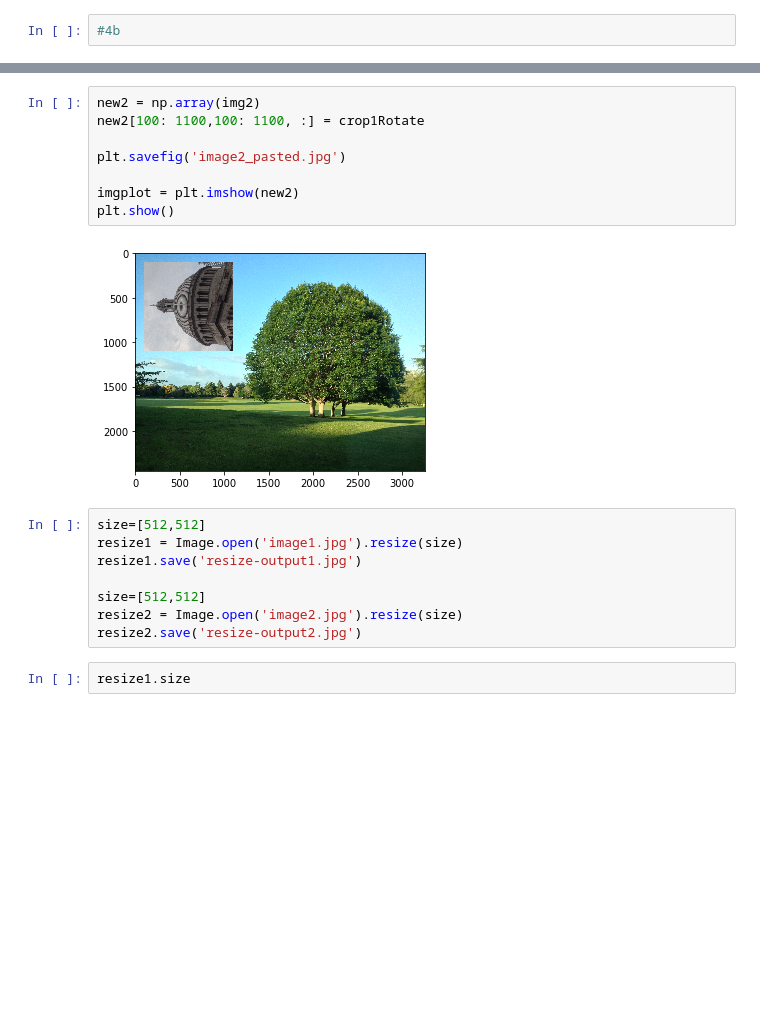
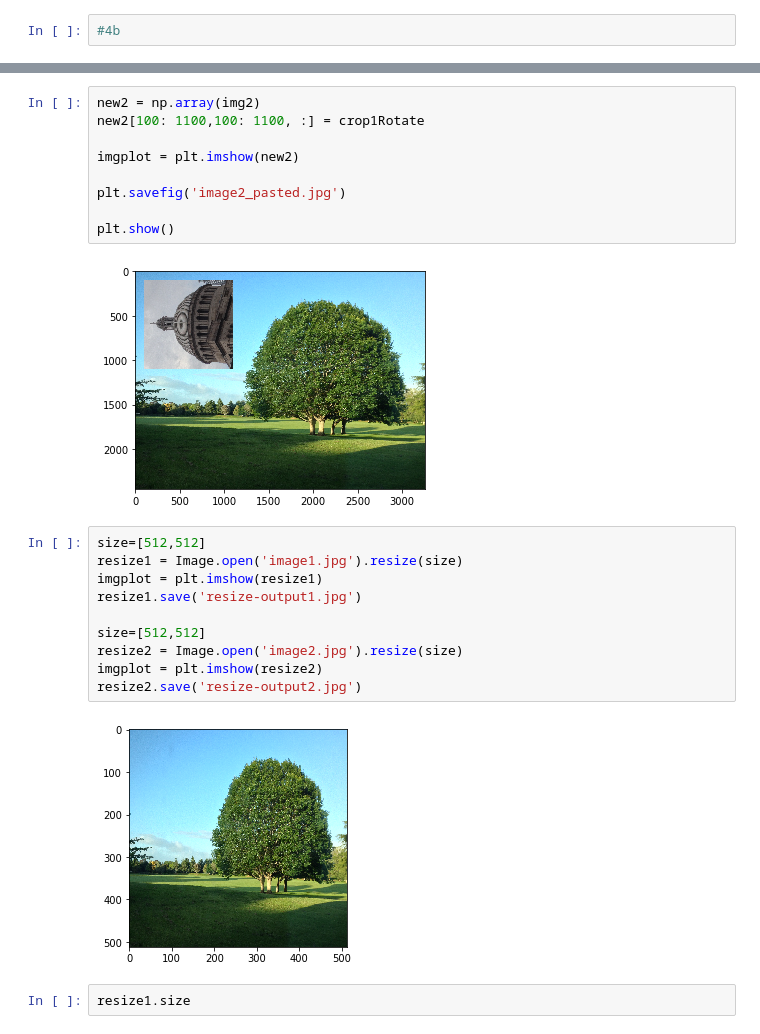
Before and after one commit to neezcha/483H1, a Jupyter notebook: HW1-Coding.ipynb, the cells around one changed output, grey strips where cells are left out. Drawn from its saved outputs; the diff is of its cells as text; blank space fills up the shorter version.

Commit message:
save images

```diff
--- a/HW1-Coding.ipynb
+++ b/HW1-Coding.ipynb
@@ -83,20 +85,25 @@ plt.show()
 new2 = np.array(img2)
 new2[100: 1100,100: 1100, :] = crop1Rotate
 
+imgplot = plt.imshow(new2)
+
 plt.savefig('image2_pasted.jpg')
 
-imgplot = plt.imshow(new2)
 plt.show()
 # %% [output]
 [figure]
 # %%
 size=[512,512]
 resize1 = Image.open('image1.jpg').resize(size)
+imgplot = plt.imshow(resize1)
 resize1.save('resize-output1.jpg')
 
 size=[512,512]
 resize2 = Image.open('image2.jpg').resize(size)
+imgplot = plt.imshow(resize2)
 resize2.save('resize-output2.jpg')
+# %% [output]
+[figure, added]
 # %%
 resize1.size
 # %% [output]
```
Also changed, not shown: parts of 5 cells of this notebook, 2 other files.
